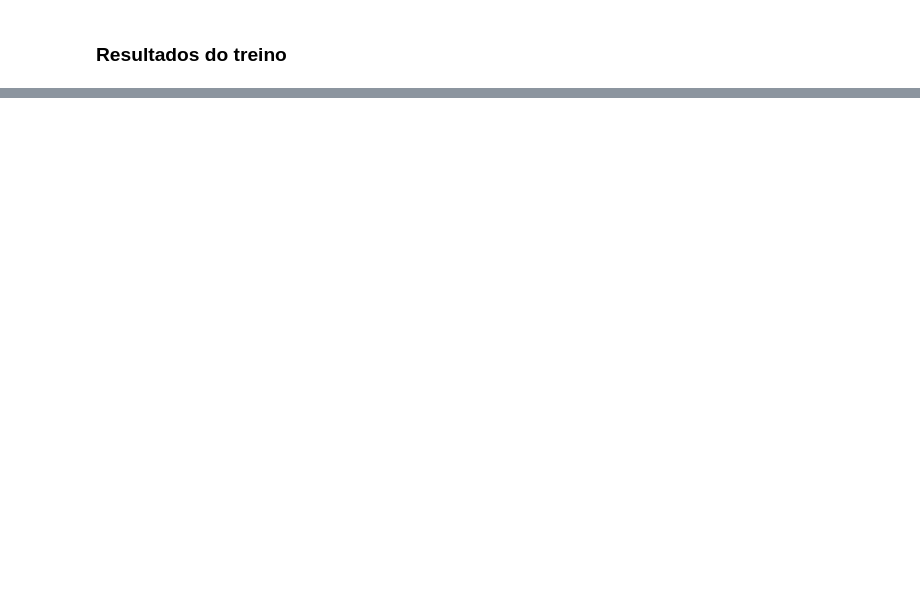
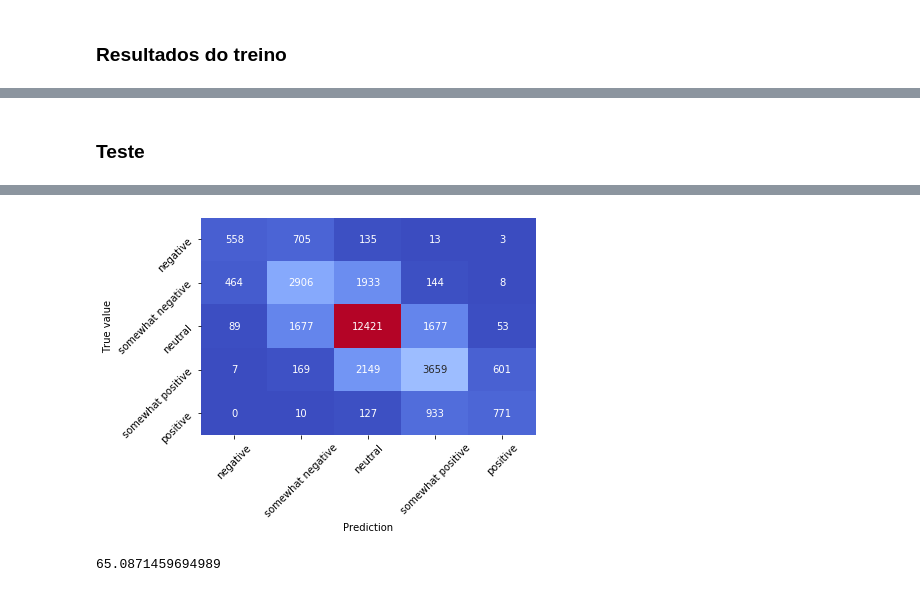
Before and after one commit to lucianowitt/deep-learning-2, a Jupyter notebook: sentiment-analysis_v04.ipynb, the cells around one changed output, grey strips where cells are left out. Saved outputs shown, nothing was run; the diff lists cells and outputs as text; code cells hidden in the pictures; blank space fills up the shorter version.

```diff
--- a/sentiment-analysis_v04.ipynb
+++ b/sentiment-analysis_v04.ipynb
@@ -286,0 +286,11 @@ plt.show()
+# %% [markdown]
+### Teste
+# %%
+test_loader = get_loaders(
+    data_path=data_path,
+    batch_size=batch_size,
+    splits=['test'],
+)[0]
+# %%
+test(model, device, test_loader, classes=classes)
+# %% [output]
@@ -286,0 +298,2 @@ plt.show()
+[figure, added]
+65.0871459694989
```
Also changed, not shown: parts of 6 cells of this notebook, 13 other files.
